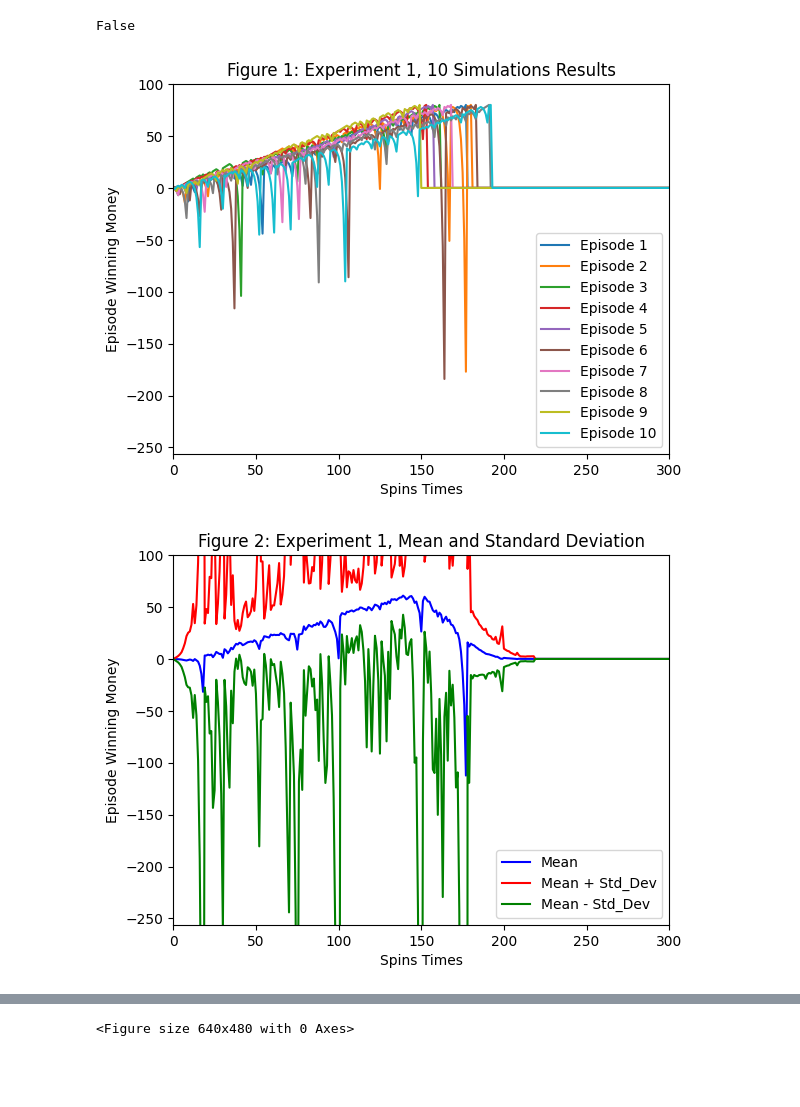
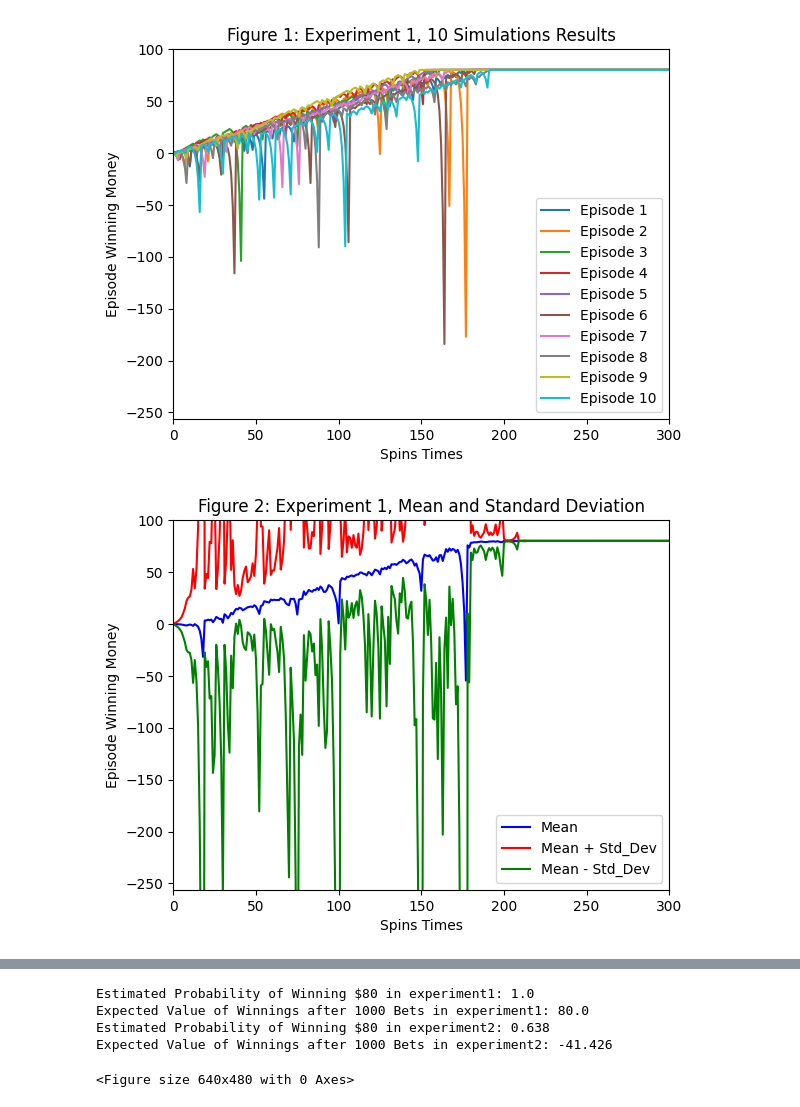
Before and after one commit to zyz314/AI-Antibody-Design, a Jupyter notebook: Untitled18.ipynb, the cells around one changed output, grey strips where cells are left out. Saved outputs shown, nothing was run; the diff lists cells and outputs as text; code cells hidden in the pictures; blank space fills up the shorter version.

```diff
--- a/Untitled18.ipynb
+++ b/Untitled18.ipynb
@@ -93,6 +93,9 @@ def experiment1_martingale_simulation(total_spins_time, win_prob, initial_money
         episode_winnings = episode_winnings - bet_amount
         bet_amount = bet_amount * 2
       winnings[spin_time] = episode_winnings
+        # 如果目标收益达到80美元，则填充剩余值
+    if episode_winnings >= target_winnings:
+        winnings[spin_time:] = target_winnings
   return winnings
 
 
@@ -157,7 +160,7 @@ def plt_figure_3(experiment_1_results):
  # Experiment 2 – A More Realistic Gambling Simulator
 # Introduce a $256 bankroll limit.\
 
-def experiment2_martingale_simulation(total_spins_time, win_prob=18/38, initial_money=256):
+def experiment2_martingale_simulation(total_spins_time, win_prob, initial_money):
     """
     实现一个带有资金限制的赌博模拟器。
 
@@ -172,22 +175,27 @@ def experiment2_martingale_simulation(total_spins_time, win_prob=18/38, initial_
     episode_winnings = 0  # 初始资金为0美元
     winnings = np.zeros(total_spins_time + 1)  # 初始化结果数组
     spin_time = 0  # 初始化旋转次数
+    win_prob=18/38
+    initial_money=256
+    target_winnings = 80
 
-    while episode_winnings < 80 and spin_time < total_spins_time and episode_winnings > -256:
+    while episode_winnings < target_winnings and spin_time < total_spins_time and episode_winnings > -initial_money:
         won = False  # 初始化赢得结果为False
         bet_amount = 1  # 初始赌注为1美元
 
         while not won and spin_time < total_spins_time:
-            spin_time += 1  # 增加旋转次数
+            spin_time = spin_time + 1  # 增加旋转次数
             won = get_spin_result(win_prob)  # 获取旋转结果
 
             if won:
-                episode_winnings += bet_amount  # 赢得赌注
-                if episode_winnings >= 80:
-                    episode_winnings = 80  # 目标收益限制为80美元
+                episode_winnings = episode_winnings + bet_amount  # 赢得赌注
+                if episode_winnings >= target_winnings:
+                    episode_winnings = target_winnings  # 目标收益限制为80美元
             else:
-                episode_winnings -= bet_amount  # 输掉赌注
-                bet_amount = min(bet_amount * 2, 256 + episode_winnings)  # 确保赌注不超过当前剩余资金
+                episode_winnings = episode_winnings - bet_amount  # 输掉赌注
+                bet_amount = bet_amount * 2
+                if bet_amount > initial_money + episode_winnings:
+                  bet_amount = initial_money + episode_winnings
 
             winnings[spin_time] = episode_winnings  # 记录当前收益
 
@@ -234,35 +242,58 @@ def plt_figure_5(experiment_2_results):
     plt.title('Figure 5: median and Standard Deviation')
     plt.xlabel('Spins Times')
     plt.ylabel('Episode Winning Money')
     plt.legend(['Median', 'Median + Std_Dev', 'Median - Std_Dev'])
     plt.xlim((0, 300))
     plt.ylim((-256, 100))
     #plt.savefig("images/Figure_5.png")
     plt.show()
     plt.clf()  # 清空当前图形，准备绘制下一个
 
 
 def test_code():
     """
     Method to test your code
     """
     win_prob = 18/38  # set appropriately to the probability of a win
     np.random.seed(gtid())  # do this only once
-    print(get_spin_result(win_prob))  # test the roulette spin
+
     # add your code here to implement the experiments
     experiment1_results1 = np.array([experiment1_martingale_simulation(1000, win_prob) for _ in range(10)])
     plt_figure_1(experiment1_results1)
+
     experiment1_results2 = np.array([experiment1_martingale_simulation(1000, win_prob) for _ in range(1000)])
     plt_figure_2(experiment1_results2)
     plt_figure_3(experiment1_results2)
-    experiment2_results = np.array([experiment2_martingale_simulation(1000, win_prob) for _ in range(1000)])
+
+
+
+    experiment2_results = np.array([experiment2_martingale_simulation(1000, win_prob, 256) for _ in range(1000)])
     plt_figure_4(experiment2_results)
     plt_figure_5(experiment2_results)
 
 
+    final_winnings = experiment1_results2[:, -1]
+    win_80_count = np.sum(final_winnings >= 80)
+    probability_win_80 = win_80_count / 1000
+    print(f"Estimated Probability of Winning $80 in experiment1: {probability_win_80}")
+
+    expected_value = np.mean(final_winnings)
+    print(f"Expected Value of Winnings after 1000 Bets in experiment1: {expected_value}")
+
+    final_winnings = experiment2_results[:, -1]
+    win_80_count = np.sum(final_winnings >= 80)
+    probability_win_80 = win_80_count / 1000
+    print(f"Estimated Probability of Winning $80 in experiment2: {probability_win_80}")
+
+    expected_value = np.mean(final_winnings)
+    print(f"Expected Value of Winnings after 1000 Bets in experiment2: {expected_value}")
+
+
+
+
+
 if __name__ == "__main__":
     test_code()
 # %% [output]
-False
-[figure, old version]
+[figure, new version]
-[figure, old version]
+[figure, new version]
@@ -270,3 +301,7 @@ False
 [figure]
 [figure]
+Estimated Probability of Winning $80 in experiment1: 1.0
+Expected Value of Winnings after 1000 Bets in experiment1: 80.0
+Estimated Probability of Winning $80 in experiment2: 0.638
+Expected Value of Winnings after 1000 Bets in experiment2: -41.426
 <Figure size 640x480 with 0 Axes>
```
Also changed, not shown: parts of 1 cell of this notebook.
